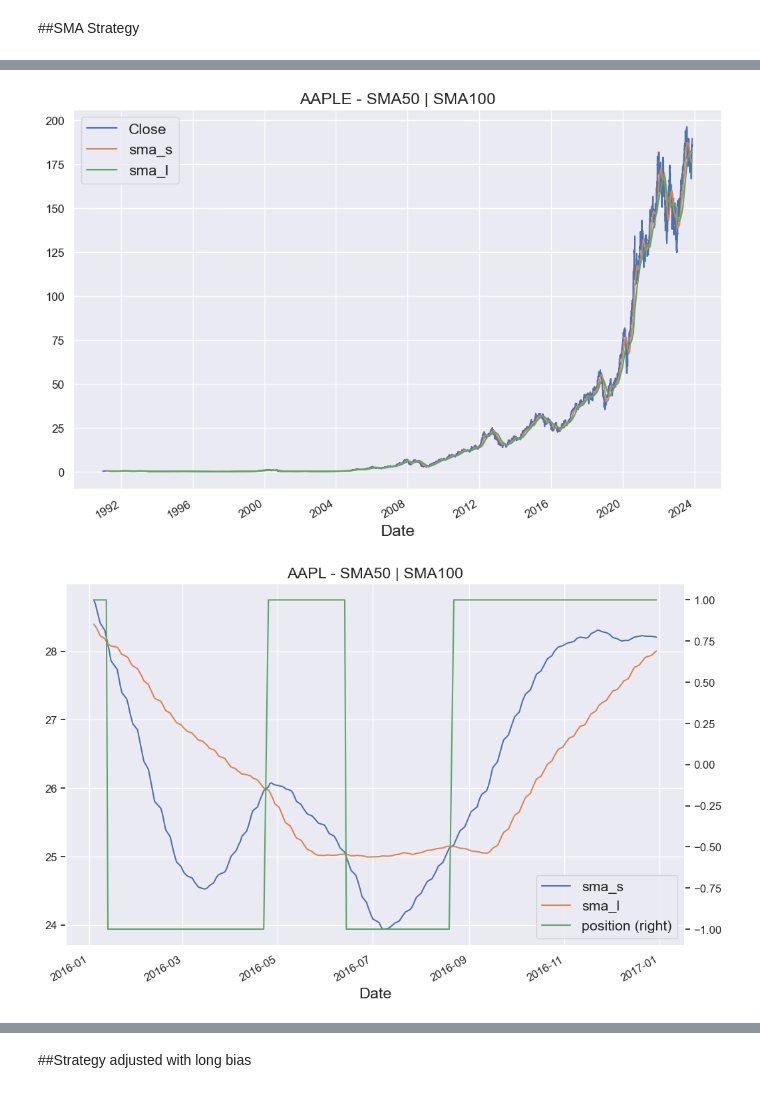
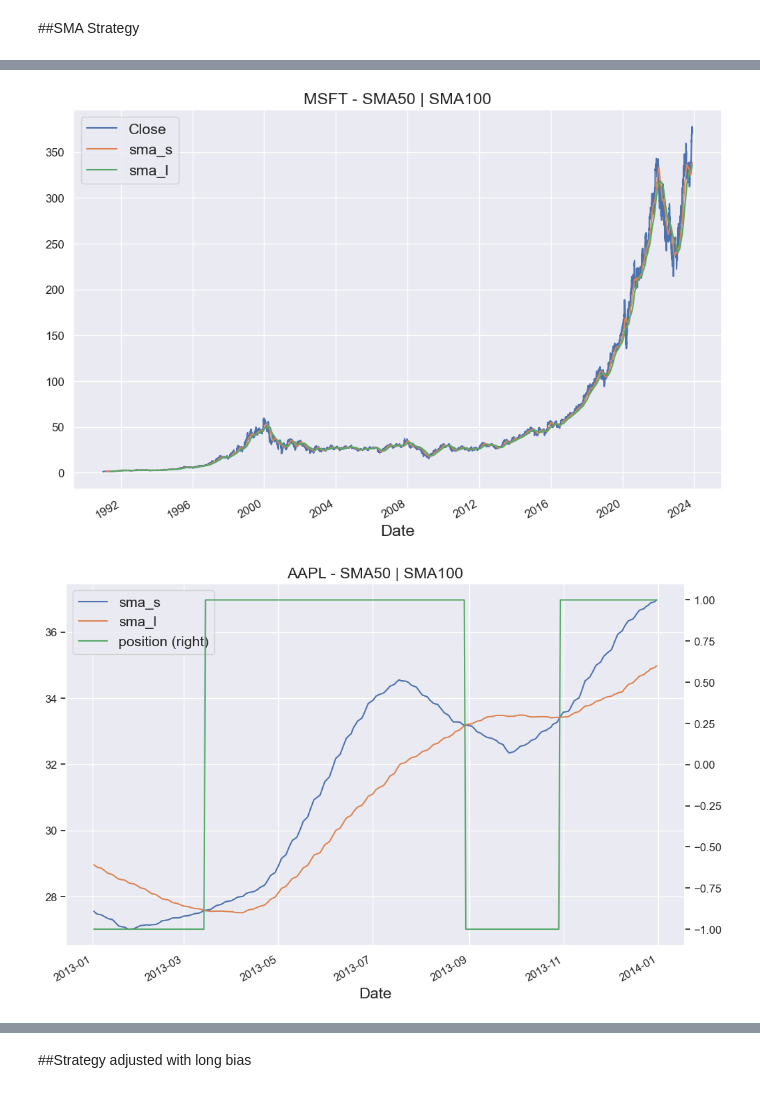
Before and after one commit to samuel-1-avson/ml_forex, a Jupyter notebook: algo programming.ipynb, the cells around one changed output, grey strips where cells are left out. Cells and saved outputs as stored; diff of their text form; code cells hidden in the pictures.

```diff
--- a/algo programming.ipynb
+++ b/algo programming.ipynb
@@ -1225,7 +1224,7 @@ SPY
 # %% [markdown]
 Cummaltive Returns, Drawdown etc....
 # %%
-apple = yf.download("AAPL")
+apple = yf.download("MSFT", interval="1d")
 # %% [output]
 [*********************100%%**********************]  1 of 1 completed
 # %%
@@ -1491,13 +1490,13 @@ data
 # %%
-data.plot(figsize=(12,8), fontsize=12,title="AAPLE - SMA{} | SMA{}".format(sma_s,sma_l))
+data.plot(figsize=(12,8), fontsize=12,title="MSFT - SMA{} | SMA{}".format(sma_s,sma_l))
 plt.show()
 # %% [output]
-[figure, old version]
+[figure, new version]
 # %%
-data.loc["2016", ["sma_s", "sma_l", "position"]].plot(figsize=(12, 8), fontsize=12, title="AAPL - SMA{} | SMA{}".format(sma_s, sma_l),secondary_y="position")
+data.loc["2013", ["sma_s", "sma_l", "position"]].plot(figsize=(12, 8), fontsize=12, title="AAPL - SMA{} | SMA{}".format(sma_s, sma_l),secondary_y="position")
 plt.show()
 # %% [output]
-[figure, old version]
+[figure, new version]
 # %%
 data.dropna(inplace=True)
 # %%
```
Also changed, not shown: parts of 61 cells of this notebook, 1 other file.
